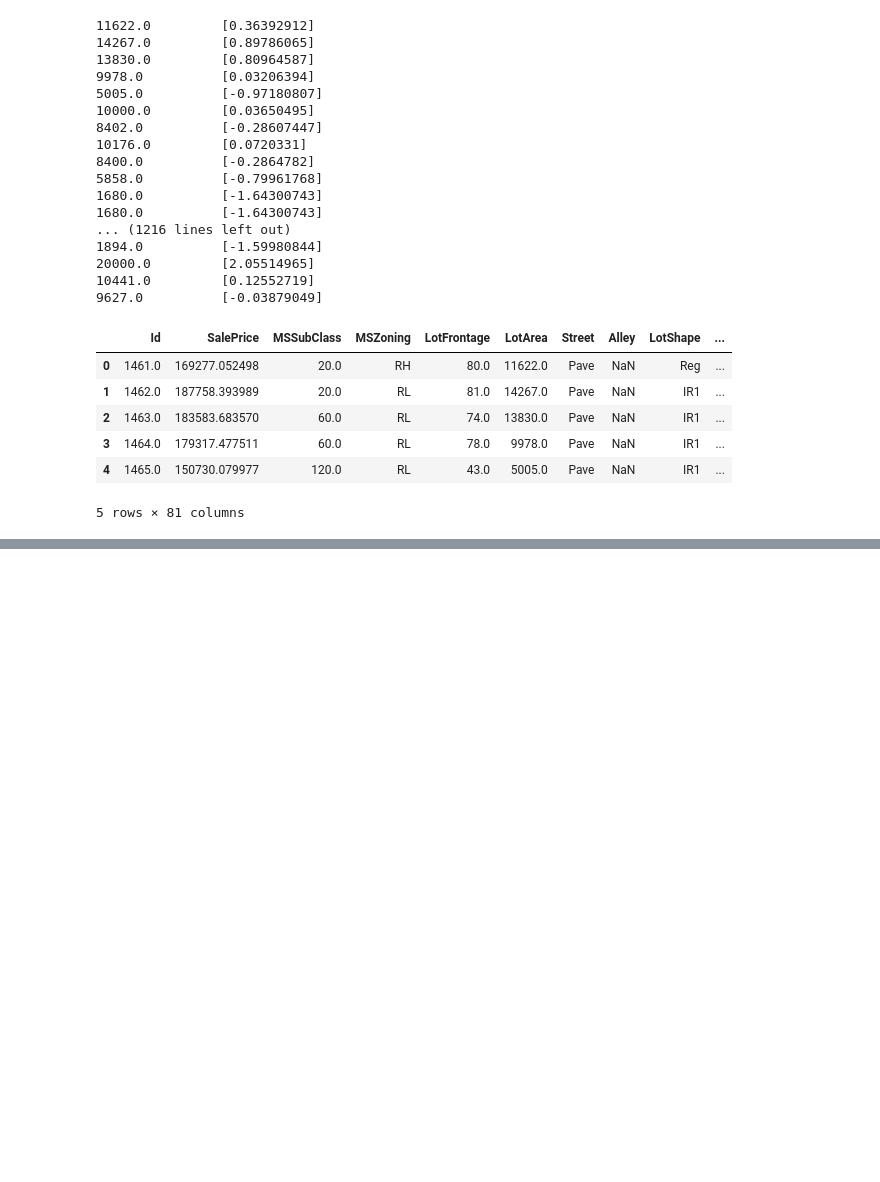
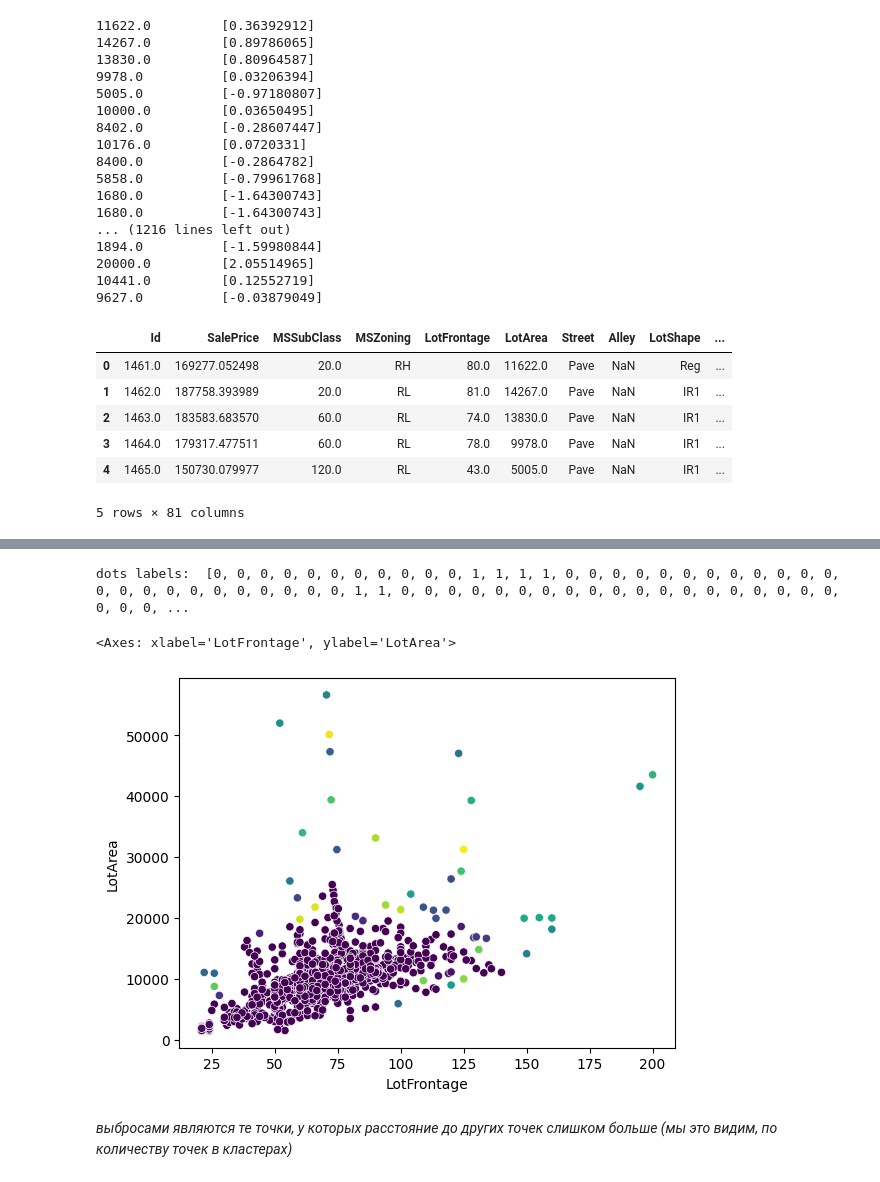
Before and after one commit to Poke0647/VVSU-6sem-ML-Isaenko, a Jupyter notebook: works/lab3/lab33.ipynb, the cells around one changed output, grey strips where cells are left out. Saved outputs shown, nothing was run; the diff lists cells and outputs as text; code cells hidden in the pictures; blank space fills up the shorter version.

```diff
--- a/works/lab3/lab33.ipynb
+++ b/works/lab3/lab33.ipynb
@@ -556,7 +558,7 @@ df_c.head()
 metrics_result = []
 result = []
 
-# Массив коэфициентов расстояний объектов
+# Массив коэффицентов расстояний объектов
 df_c = df
 df_n = df_c.LotFrontage.isna()[df_c.LotFrontage.isna()].index
 df_t = df_c.copy()
@@ -583,16 +585,23 @@ for i in range(len(df_n)):
     else:
         normal = 1 / np.sum(1 / metrics_result)
 
-    # score = np.sum(np.divide(values, metrics_result)) * normal # вычисляем результат
-    score = np.sum(np.nan_to_num(np.divide(value, metrics_result))) * normal
+    score = np.sum(np.divide(values, metrics_result)) * normal # вычисляем результат
+    # test_m = np.array(list(map(lambda x: x if x != 0 else 1, metrics_result)))
+    # print(metrics_result)
+    # print(test_m)
+    # print(value)
+    # score = np.sum(np.nan_to_num(np.divide(values, metrics_result))) * normal
     print('восстановлено:', score)
 
     metrics_result = []
     result.append(score)
 
+
 for i in range(len(df_n)):
     df_c.LotFrontage.at[df_n[i]] = result[i]
 
+df_c = df_c.dropna(subset=['LotFrontage'])
+
 df_c.isna().sum()
 # %% [output]
 восстановлено: 66.8137467258337
@@ -667,0 +787,28 @@ sns.scatterplot(data=df, x="LotArea", y="LotFrontage")
+# %%
+from sklearn.cluster import DBSCAN
+
+def to_pairs(arr1, arr2):
+    return np.vstack((arr1, arr2)).T
+
+def standard_scale(X):
+    mean = np.mean(X, axis=0)
+    std = np.std(X, axis=0)
+
+    # Normalize the data
+    X_norm = (X - mean) / std
+
+    return X_norm
+
+X = to_pairs(df_c.LotArea, df_c.LotFrontage)
+X_norm = standard_scale(X)
+
+# ВАЖНО! на обучение отдаем нормированные данные!
+clustering = DBSCAN(eps=0.3, min_samples=1).fit(X_norm) # обучаем модель, сейчас EPS была выбрана случайным образом
+
+x_labels = clustering.labels_ # получаем отношение точек к кластеру
+print('dots labels: ', list(x_labels))
+sns.scatterplot(data=df, x="LotFrontage", y="LotArea", c=x_labels)
+# %% [output]
+dots labels:  [0, 0, 0, 0, 0, 0, 0, 0, 0, 0, 0, 1, 1, 1, 1, 0, 0, 0, 0, 0, 0, 0, 0, 0, 0, 0, 0, 0, 0, 0, 0, 0, 0, 0, 0, 0, 0, 0, 1, 1, 0, 0, 0, 0, 0, 0, 0, 0, 0, 0, 0, 0, 0, 0, 0, 0, 0, 0, 0, 0, 0, 0, ...
+<Axes: xlabel='LotFrontage', ylabel='LotArea'>
+[figure, added]
@@ -667,0 +819,2 @@ sns.scatterplot(data=df, x="LotArea", y="LotFrontage")
+# %% [markdown]
+*выбросами являются те точки, у которых расстояние до других точек слишком больше (мы это видим, по количеству точек в кластерах)*
```
Also changed, not shown: parts of 28 cells of this notebook.
